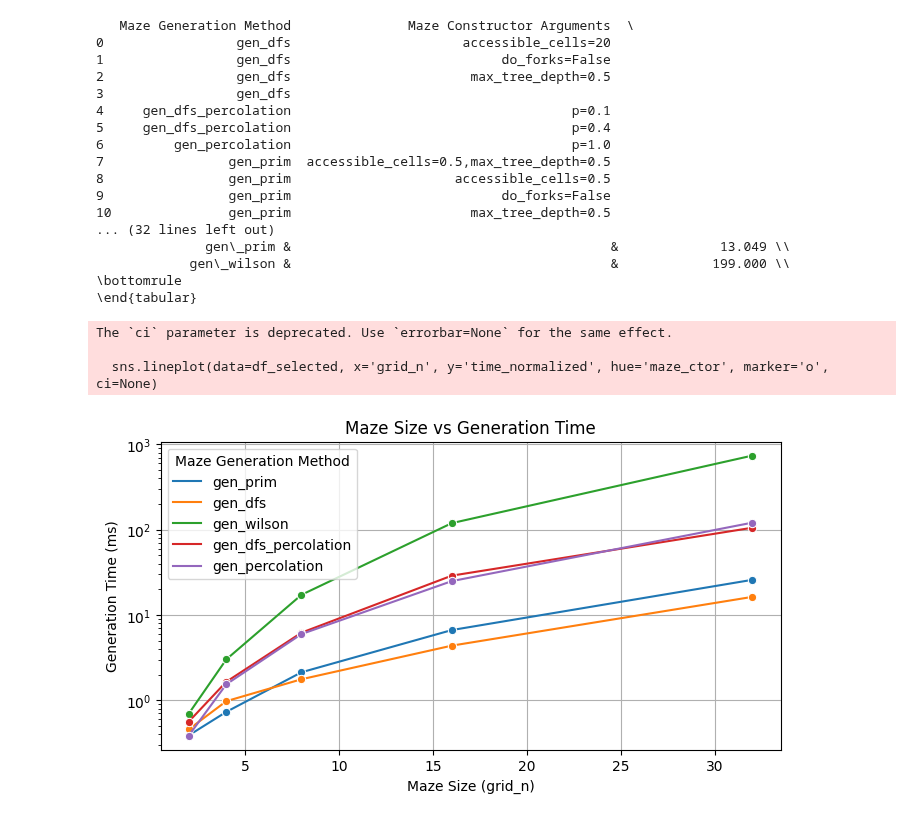
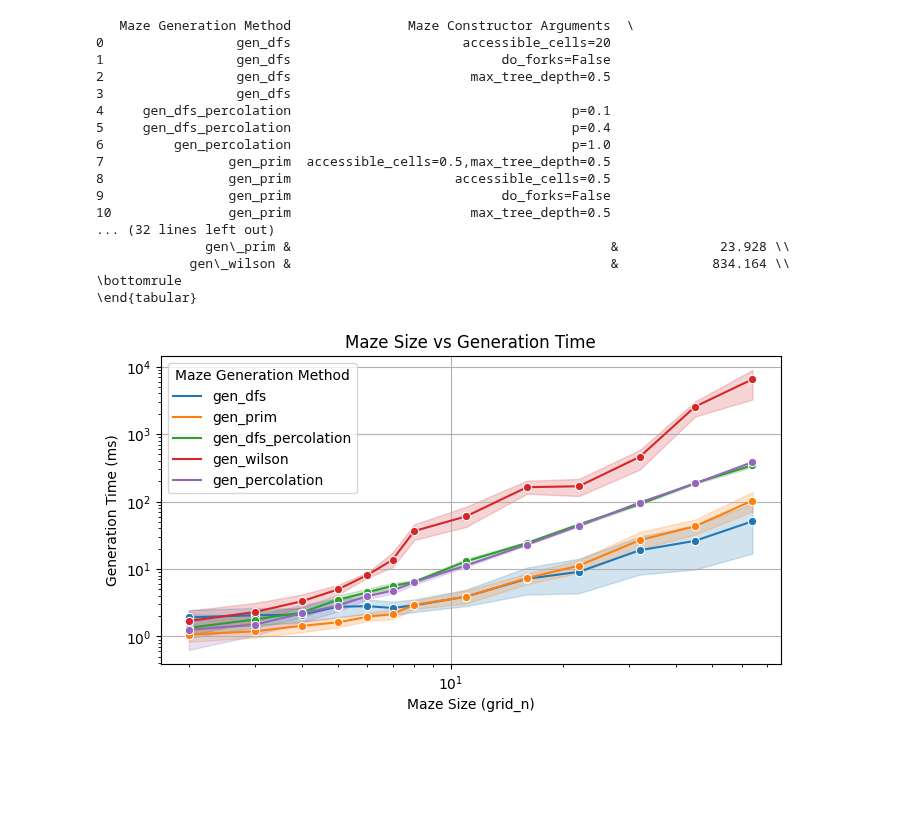
Before and after one commit to understanding-search/maze-dataset, a Jupyter notebook: docs/benchmarks/benchmark_analysis.ipynb, the cells around one changed output. Saved outputs shown, nothing was run; the diff lists cells and outputs as text; code cells hidden in the pictures; blank space fills up the shorter version.

Commit message:
benchmarks

```diff
--- a/docs/benchmarks/benchmark_analysis.ipynb
+++ b/docs/benchmarks/benchmark_analysis.ipynb
@@ -38,6 +28,6 @@ df: pd.DataFrame = run_benchmark(
 # %%
 # or just load the results
-df: pd.DataFrame = pd.read_json("benchmark_medium.jsonl", orient="records", lines=True)
+df: pd.DataFrame = pd.read_json("benchmark_large.jsonl", orient="records", lines=True)
 # %%
 # Convert the `maze_ctor_kwargs` column to string type for easier grouping
 df['maze_ctor_kwargs_json'] = df['maze_ctor_kwargs'].apply(lambda x: json.dumps(x, sort_keys=True))
@@ -68,31 +58,29 @@ print(latex_table)
 9                gen_prim                           do_forks=False
 10               gen_prim                       max_tree_depth=0.5
 ... (32 lines left out)
-              gen\_prim &                                         &             13.049 \\
-            gen\_wilson &                                         &            199.000 \\
+              gen\_prim &                                         &             23.928 \\
+            gen\_wilson &                                         &            834.164 \\
 \bottomrule
 \end{tabular}
 # %%
 # Convert the 'time' to milliseconds for easier interpretation in the plot
 df['time_ms'] = df['time'] * 1000
 df['time_normalized'] = df['time_ms'] / df['n_mazes']
 # select only rows where n_mazes == 32
-df_selected = df[df['n_mazes'] == 32]
+# df_selected = df[df['n_mazes'] == 32]
 # Plot maze size vs generation time for each method
 plt.figure(figsize=(8, 4))
-sns.lineplot(data=df_selected, x='grid_n', y='time_normalized', hue='maze_ctor', marker='o', ci=None)
+sns.lineplot(data=df, x='grid_n', y='time_normalized', hue='maze_ctor', marker='o')
 plt.title('Maze Size vs Generation Time')
 plt.xlabel('Maze Size (grid_n)')
 plt.ylabel('Generation Time (ms)')
 plt.yscale('log')
+plt.xscale('log')
 plt.legend(title='Maze Generation Method')
 plt.grid(True)
 plt.show()
 # %% [output]
-The `ci` parameter is deprecated. Use `errorbar=None` for the same effect.
-
-  sns.lineplot(data=df_selected, x='grid_n', y='time_normalized', hue='maze_ctor', marker='o', ci=None)
-[figure, old version]
+[figure, new version]
 # %%
 # Plot number of mazes vs generation time for each method and maze size
 # for each of the unique maze_ctor
```
Also changed, not shown: parts of 4 cells of this notebook, 1 other file.
